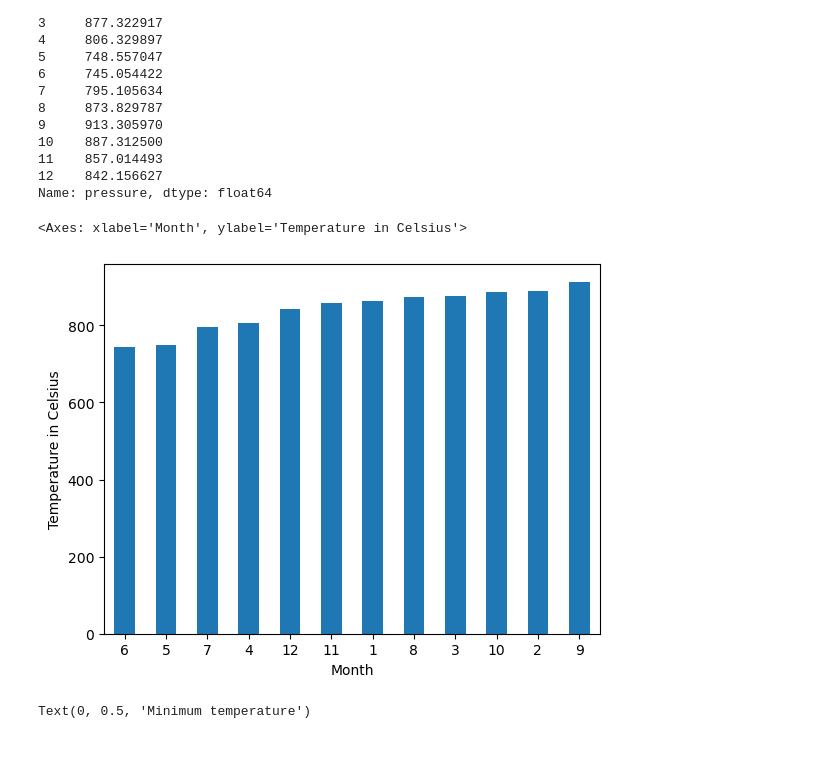
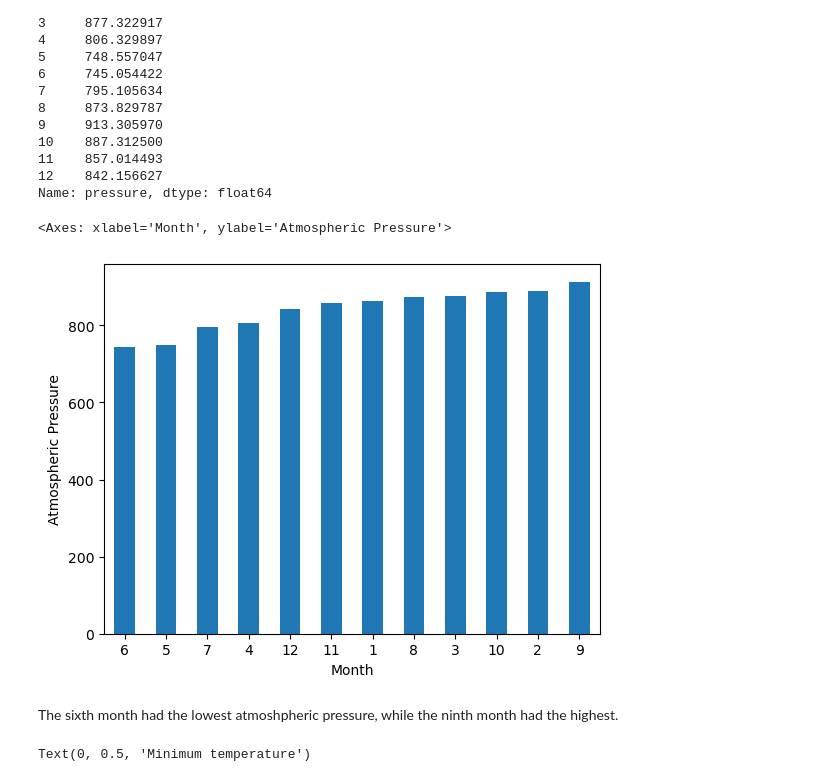
Before and after one commit to aliciahlavac/Web_Scraping_Challenge, a Jupyter notebook: part_2_mars_weather.ipynb, the cells around one changed output. Drawn from its saved outputs; the diff is of its cells as text; code cells hidden in the pictures; blank space fills up the shorter version.

```diff
--- a/part_2_mars_weather.ipynb
+++ b/part_2_mars_weather.ipynb
@@ -233,13 +239,15 @@ Name: pressure, dtype: float64
 # %%
 # Plot the average pressure by month
 # Sort values
 sort_pressure = average_pressure_by_month.sort_values(ascending=True)
 # Plot the bar chart
-sort_pressure.plot.bar(xlabel="Month", ylabel="Temperature in Celsius",
+sort_pressure.plot.bar(xlabel="Month", ylabel="Atmospheric Pressure",
                   legend=False, rot=0)
 # %% [output]
-<Axes: xlabel='Month', ylabel='Temperature in Celsius'>
+<Axes: xlabel='Month', ylabel='Atmospheric Pressure'>
-[figure, old version]
+[figure, new version]
+# %% [markdown]
+The sixth month had the lowest atmoshpheric pressure, while the ninth month had the highest.
 # %%
 # 5. How many terrestrial (earth) days are there in a Martian year?
 plt.plot(df["sol"], df["min_temp"])
```
Also changed, not shown: parts of 4 cells of this notebook.
